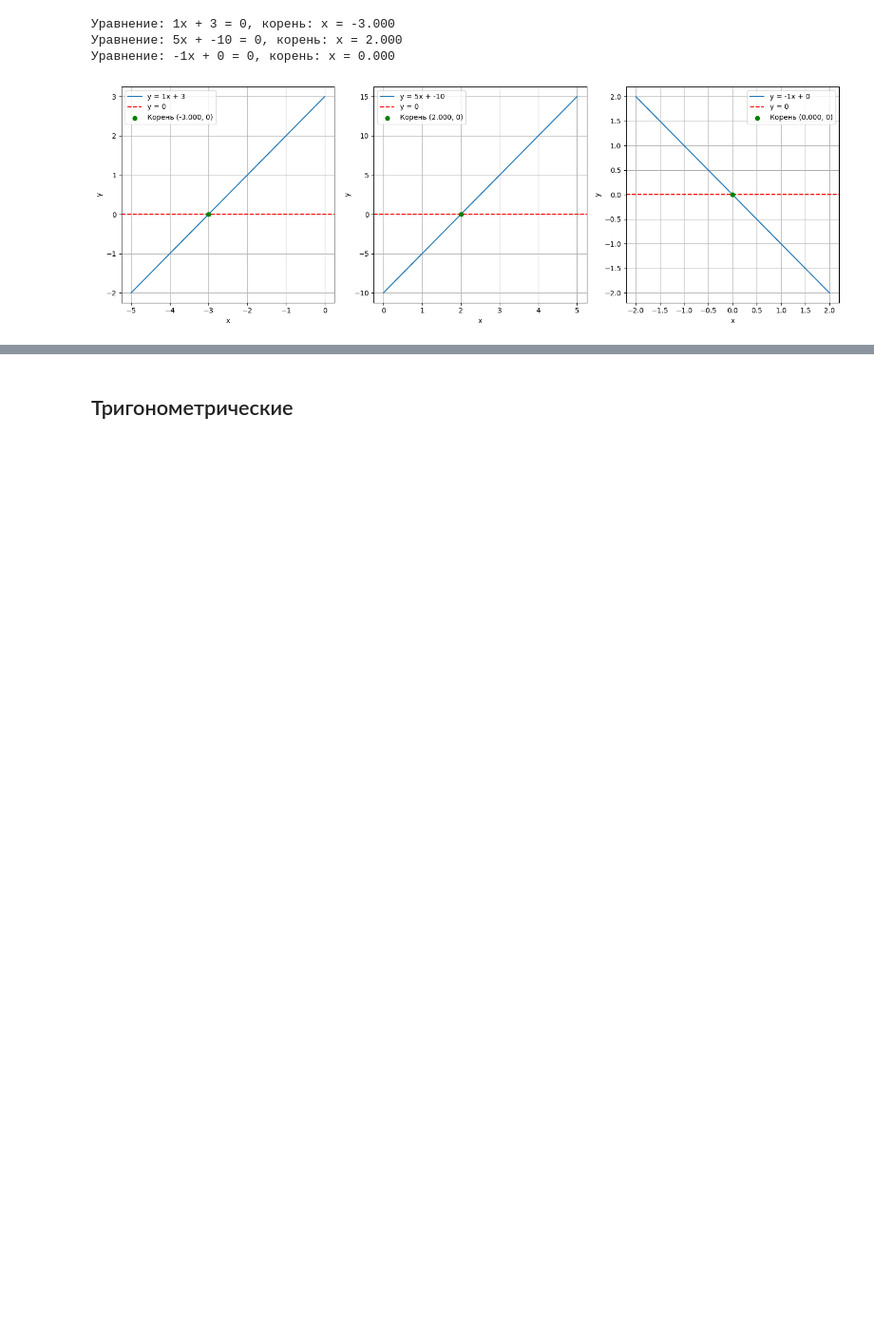
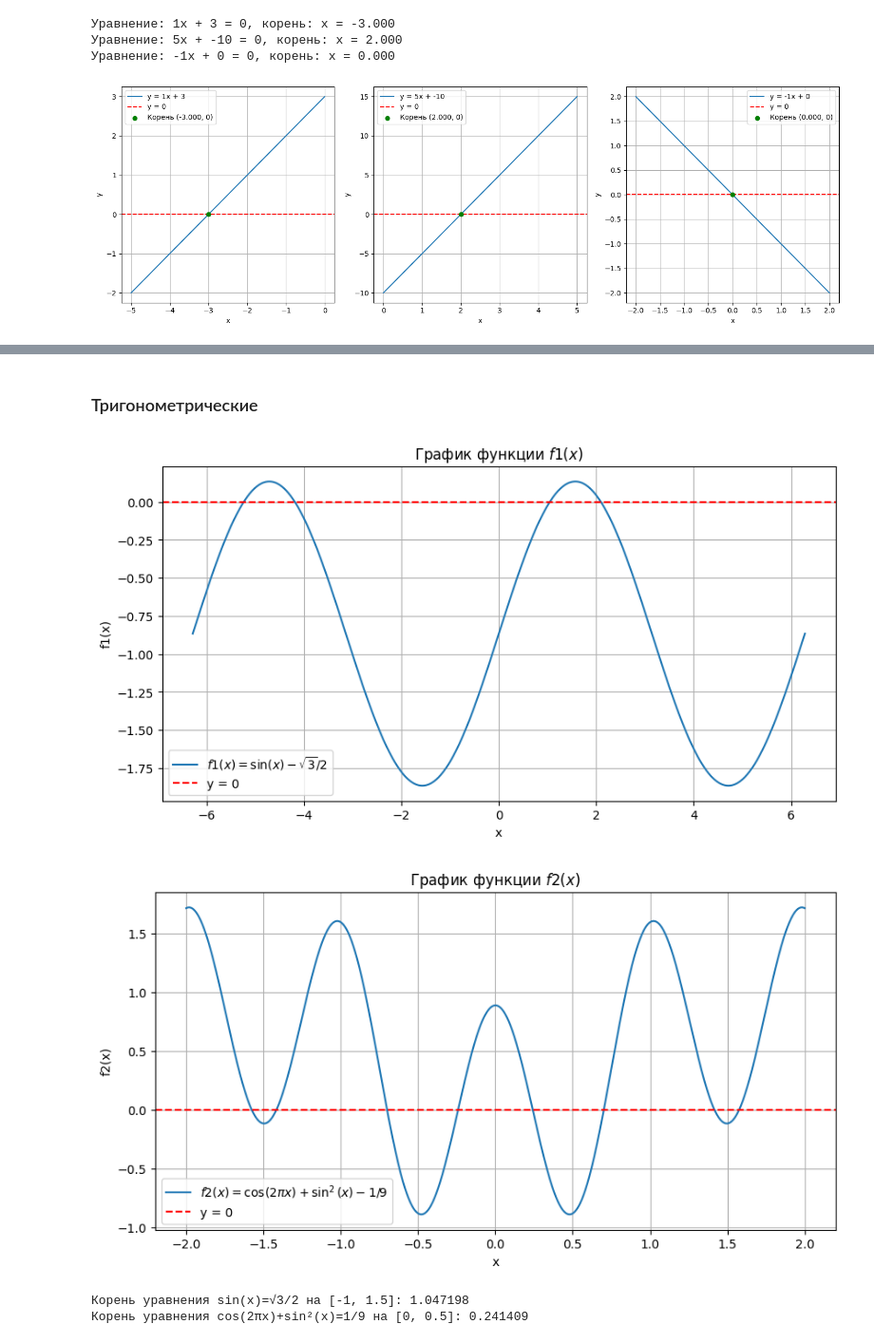
Before and after one commit to Irina-ferr/automation-of-biomedical-information-processing, a Jupyter notebook: lecture 1/1.ipynb, the cells around one changed output, grey strips where cells are left out. Shown at 95% size. Cells and saved outputs as stored; diff of their text form; code cells hidden in the pictures; blank space fills up the shorter version.

```diff
--- a/lecture 1/1.ipynb
+++ b/lecture 1/1.ipynb
@@ -178,7 +162,78 @@ plt.show()
 # %% [markdown]
-## Тригонометрические
+### Тригонометрические
 # %%
 """
 sinx=3^(1/2)/2
 cos(2pi)=-sin^2(x)+(1/9)
 """
+import numpy as np
+import matplotlib.pyplot as plt
+
+x = np.linspace(-2*np.pi, 2*np.pi, 1000)
+y1 = np.sin(x) - np.sqrt(3)/2
+
+plt.figure(figsize=(10, 5))
+plt.plot(x, y1, label='$f1(x) = \sin(x) - \sqrt{3}/2$')
+plt.axhline(0, color='red', linestyle='--', label='y = 0')
+plt.xlabel('x')
+plt.ylabel('f1(x)')
+plt.title('График функции $f1(x)$')
+plt.legend()
+plt.grid(True)
+plt.show()
+x2 = np.linspace(-2, 2, 1000)
+y2 = np.cos(2*np.pi*x2) + np.sin(x2)**2 - 1/9
+
+plt.figure(figsize=(10, 5))
+plt.plot(x2, y2, label='$f2(x) = \cos(2\pi x) + \sin^2(x) - 1/9$')
+plt.axhline(0, color='red', linestyle='--', label='y = 0')
+plt.xlabel('x')
+plt.ylabel('f2(x)')
+plt.title('График функции $f2(x)$')
+plt.legend()
+plt.grid(True)
+plt.show()
+
+# Нахождение корней
+root1 = bisection(-1, 1.5, f1)
+root2 = bisection(0, 0.5, f2)
+
+print(f"Корень уравнения sin(x)=√3/2 на [-1, 1.5]: {root1:.6f}")
+print(f"Корень уравнения cos(2πx)+sin²(x)=1/9 на [0, 0.5]: {root2:.6f}")
+
+
+x1 = np.linspace(-1, 1.5, 400)
+x2 = np.linspace(0, 0.5, 400)
+
+plt.figure(figsize=(12, 6))
+
+# график для f1
+plt.subplot(1, 2, 1)
+plt.plot(x1, f1(x1), label='$f_1(x) = \sin(x) - \sqrt{3}/2$')
+plt.axhline(0, color='black', linewidth=0.5, linestyle='--')
+plt.scatter(root1, 0, color='red', zorder=5, label=f'Корень ({root1:.6f})')
+plt.xlabel('x')
+plt.ylabel('f(x)')
+plt.title('Решения $f_1(x) = 0$')
+plt.legend()
+plt.grid(True)
+
+# график для f2
+plt.subplot(1, 2, 2)
+plt.plot(x2, f2(x2), label='$f_2(x) = \cos(2\pi x) + \sin^2(x) - 1/9$')
+plt.axhline(0, color='black', linewidth=0.5, linestyle='--')
+plt.scatter(root2, 0, color='red', zorder=5, label=f'Корень ({root2:.6f})')
+plt.xlabel('x')
+plt.ylabel('f(x)')
+plt.title('Решения $f_2(x) = 0$')
+plt.legend()
+plt.grid(True)
+
+plt.tight_layout()
+
+plt.show()
+# %% [output]
+[figure, added]
+[figure, added]
+Корень уравнения sin(x)=√3/2 на [-1, 1.5]: 1.047198
+Корень уравнения cos(2πx)+sin²(x)=1/9 на [0, 0.5]: 0.241409
```
Also changed, not shown: parts of 12 cells of this notebook.
